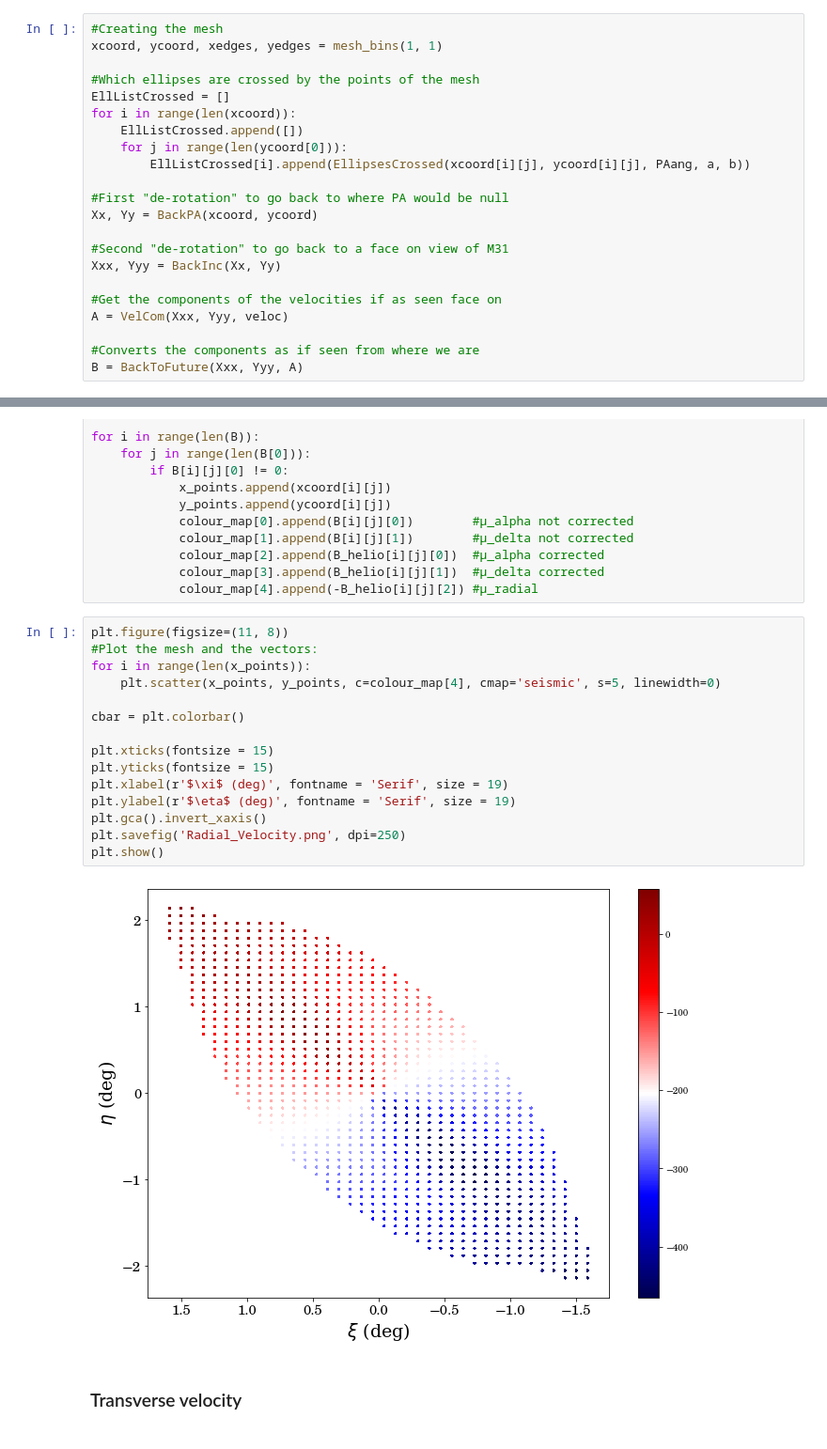
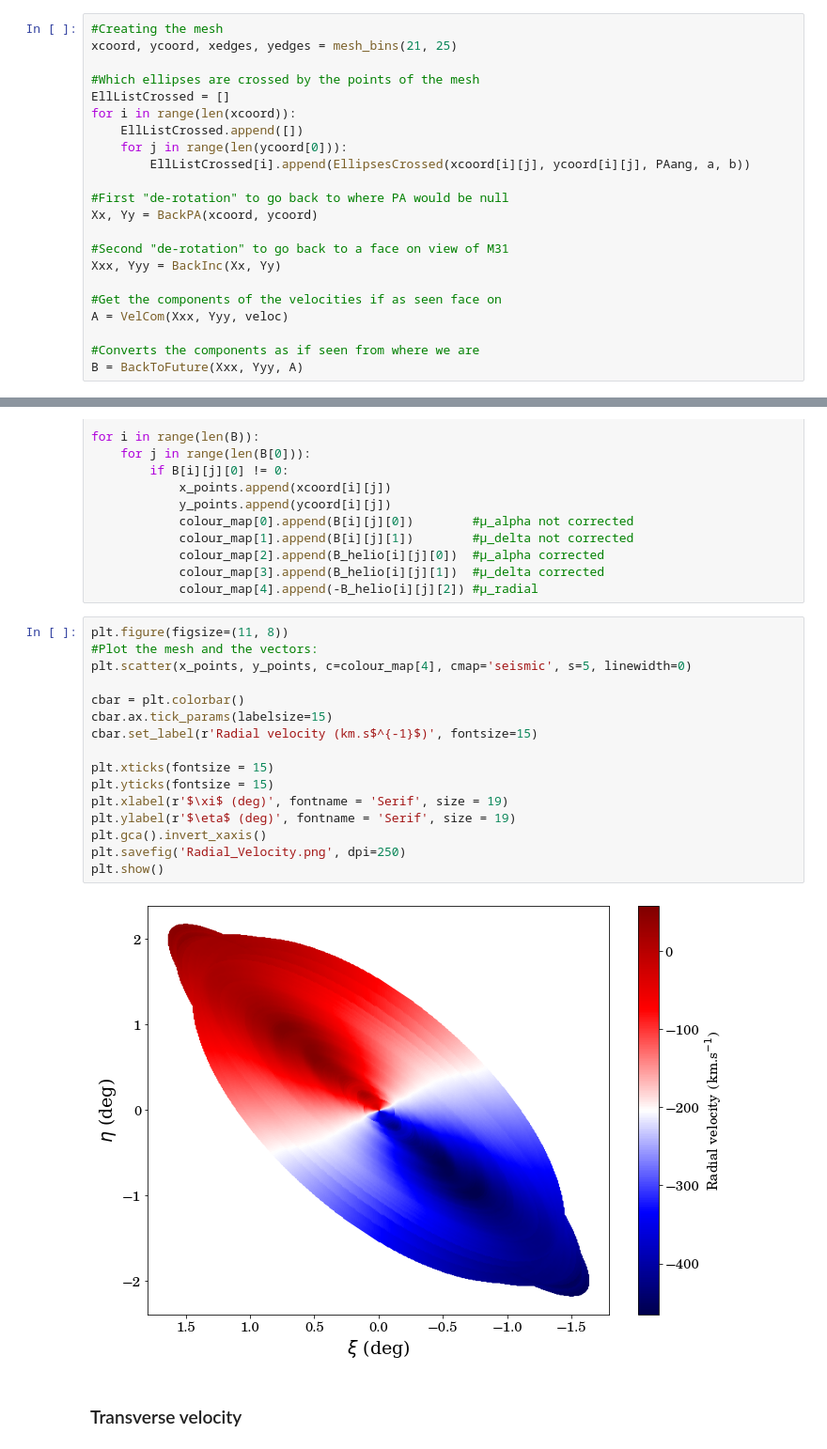
Before and after one commit to SamuelLimbo/AndromedaProperMotion, a Jupyter notebook: DiscModel.ipynb, the cells around one changed output, grey strips where cells are left out. Shown at 94% size. Cells and saved outputs as stored; diff of their text form.

```diff
--- a/DiscModel.ipynb
+++ b/DiscModel.ipynb
@@ -938,7 +938,7 @@ plt.show()
 We are first going to do all the previous steps over again but without plotting all the steps this time, we just want the results.
 # %%
 #Creating the mesh
-xcoord, ycoord, xedges, yedges = mesh_bins(1, 1)
+xcoord, ycoord, xedges, yedges = mesh_bins(21, 25)
 
 #Which ellipses are crossed by the points of the mesh
 EllListCrossed = []
@@ -1028,20 +1028,21 @@ for i in range(len(B)):
 # %%
 plt.figure(figsize=(11, 8))
 #Plot the mesh and the vectors:
-for i in range(len(x_points)):
-    plt.scatter(x_points, y_points, c=colour_map[4], cmap='seismic', s=5, linewidth=0)
+plt.scatter(x_points, y_points, c=colour_map[4], cmap='seismic', s=5, linewidth=0)
 
 cbar = plt.colorbar()
+cbar.ax.tick_params(labelsize=15)
+cbar.set_label(r'Radial velocity (km.s$^{-1}$)', fontsize=15)
 
 plt.xticks(fontsize = 15)
 plt.yticks(fontsize = 15)
 plt.xlabel(r'$\xi$ (deg)', fontname = 'Serif', size = 19)
 plt.ylabel(r'$\eta$ (deg)', fontname = 'Serif', size = 19)
 plt.gca().invert_xaxis()
 plt.savefig('Radial_Velocity.png', dpi=250)
 plt.show()
 # %% [output]
-[figure, old version]
+[figure, new version]
 # %% [markdown]
 ### Transverse velocity
 # %%
```
Also changed, not shown: parts of 8 cells of this notebook.
